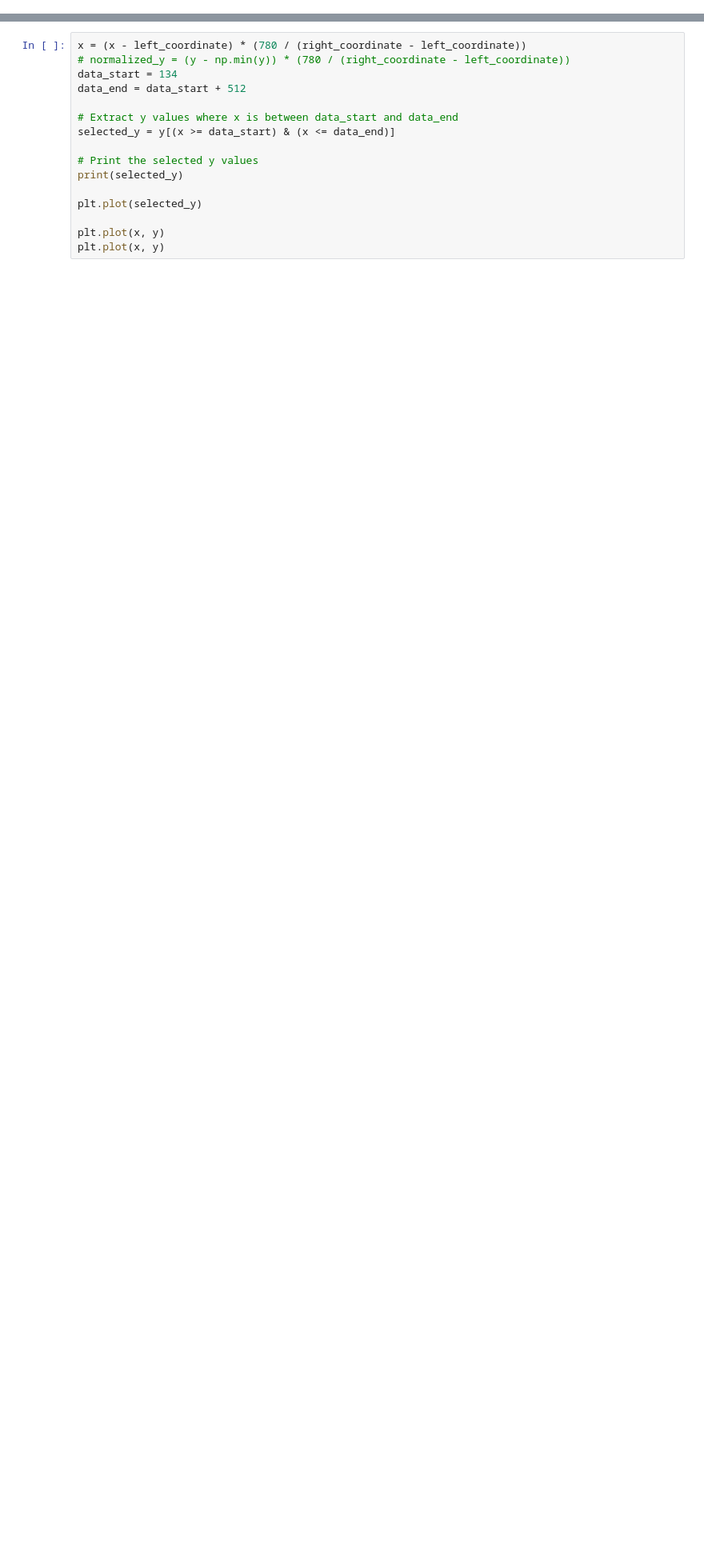
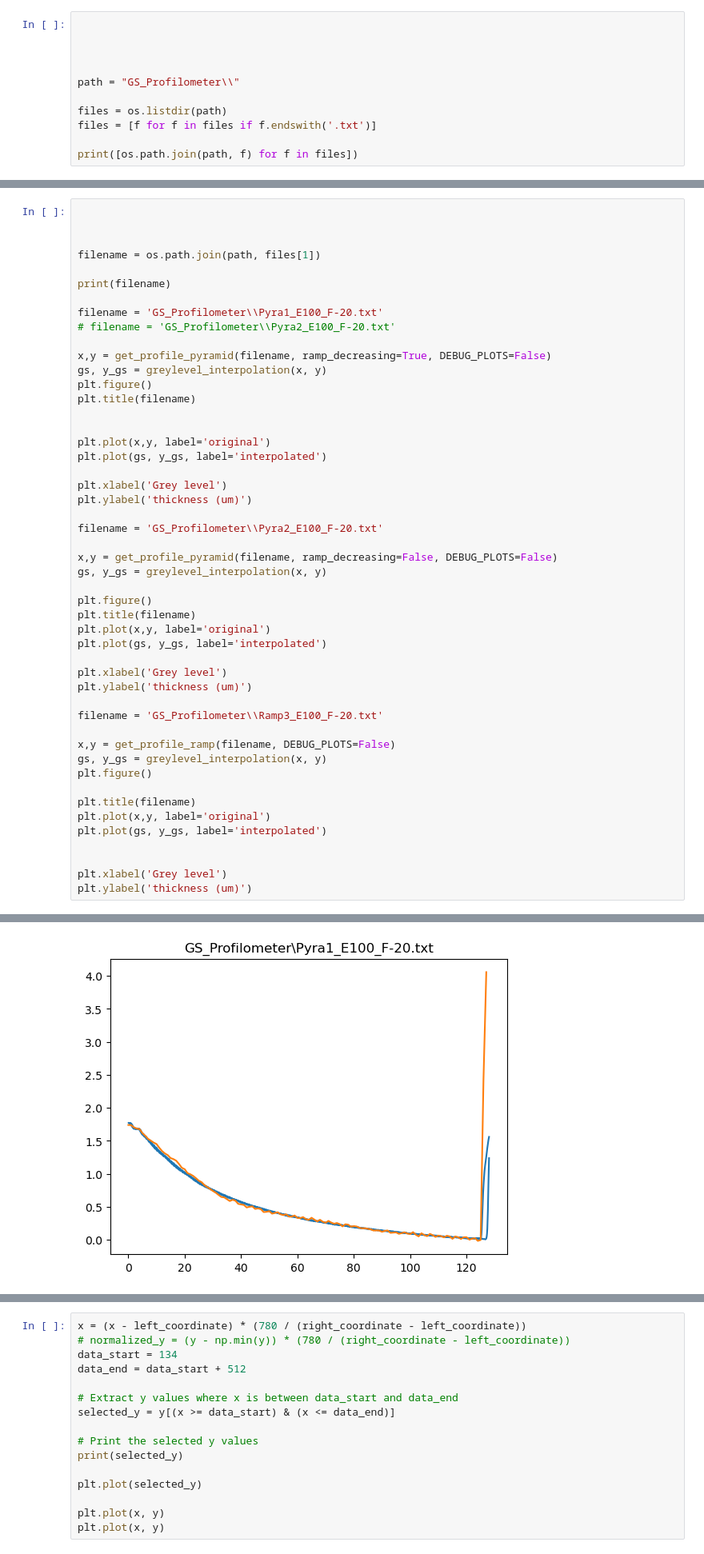
Before and after one commit to daguiam/Greyscale-calibration-using-polytec-topography, a Jupyter notebook: greyscale_mechanical_profilometer_line.ipynb, the cells around one changed output, grey strips where cells are left out. Shown: that part at 80% size. Cells and saved outputs as stored; diff of their text form; blank space fills up the shorter version.

```diff
--- a/greyscale_mechanical_profilometer_line.ipynb
+++ b/greyscale_mechanical_profilometer_line.ipynb
@@ -51,0 +170,11 @@ filename = os.path.join(path, files[0])
+# %%
+
+
+
+
+path = "GS_Profilometer\\"
+
+files = os.listdir(path)
+files = [f for f in files if f.endswith('.txt')]
+
+print([os.path.join(path, f) for f in files])
@@ -51,0 +183,50 @@ filename = os.path.join(path, files[0])
+# %%
+
+
+
+filename = os.path.join(path, files[1])
+
+print(filename)
+
+filename = 'GS_Profilometer\\Pyra1_E100_F-20.txt'
+# filename = 'GS_Profilometer\\Pyra2_E100_F-20.txt'
+
+x,y = get_profile_pyramid(filename, ramp_decreasing=True, DEBUG_PLOTS=False)
+gs, y_gs = greylevel_interpolation(x, y)
+plt.figure()
+plt.title(filename)
+
+
+plt.plot(x,y, label='original')
+plt.plot(gs, y_gs, label='interpolated')
+
+plt.xlabel('Grey level')
+plt.ylabel('thickness (um)')
+
+filename = 'GS_Profilometer\\Pyra2_E100_F-20.txt'
+
+x,y = get_profile_pyramid(filename, ramp_decreasing=False, DEBUG_PLOTS=False)
+gs, y_gs = greylevel_interpolation(x, y)
+
+plt.figure()
+plt.title(filename)
+plt.plot(x,y, label='original')
+plt.plot(gs, y_gs, label='interpolated')
+
+plt.xlabel('Grey level')
+plt.ylabel('thickness (um)')
+
+filename = 'GS_Profilometer\\Ramp3_E100_F-20.txt'
+
+x,y = get_profile_ramp(filename, DEBUG_PLOTS=False)
+gs, y_gs = greylevel_interpolation(x, y)
+plt.figure()
+
+plt.title(filename)
+plt.plot(x,y, label='original')
+plt.plot(gs, y_gs, label='interpolated')
+
+
+plt.xlabel('Grey level')
+plt.ylabel('thickness (um)')
+# %% [output]
@@ -51,0 +237 @@ filename = os.path.join(path, files[0])
+[figure, added]
```
Also changed, not shown: parts of 9 cells of this notebook, 6 other files.
